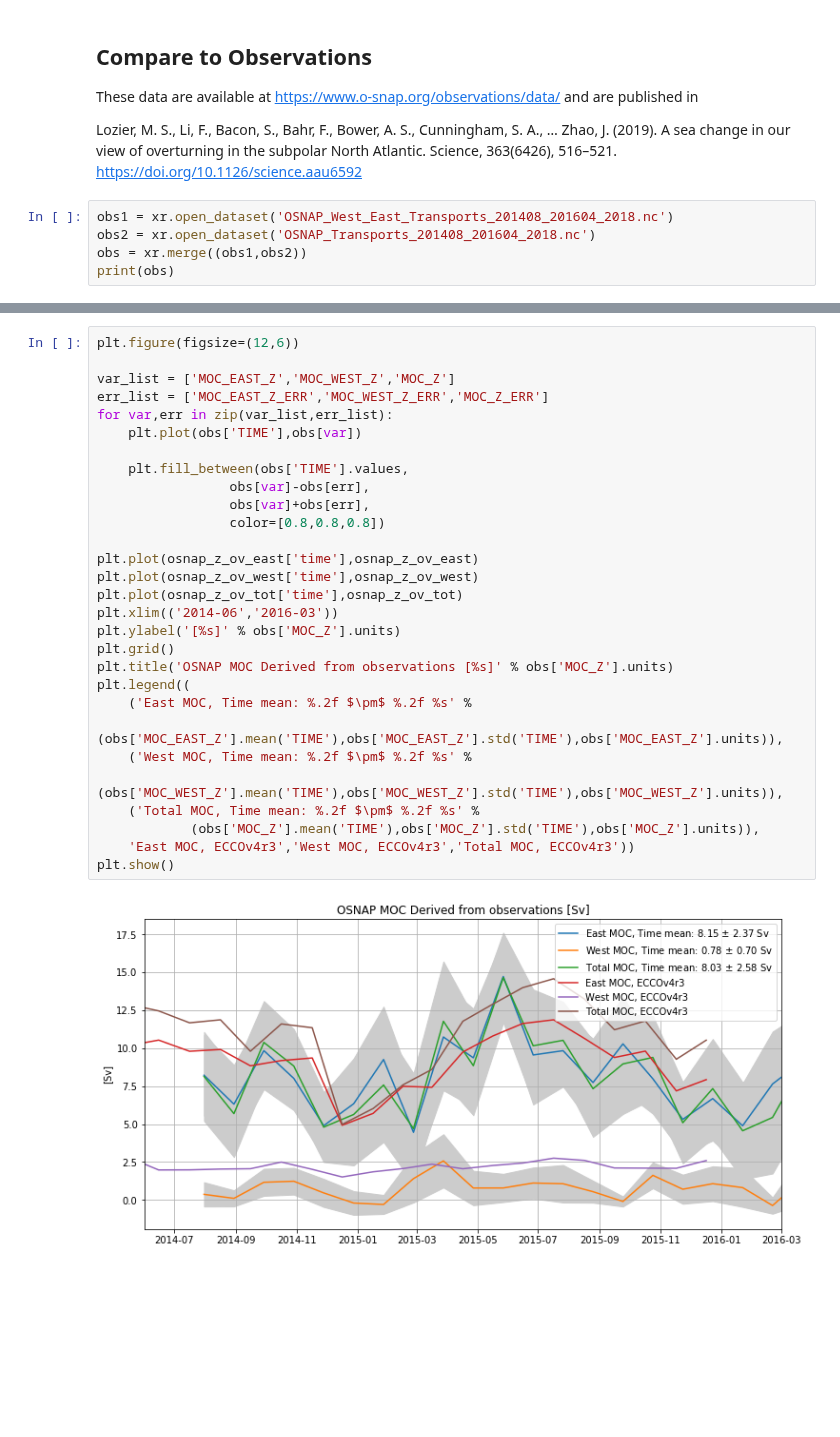
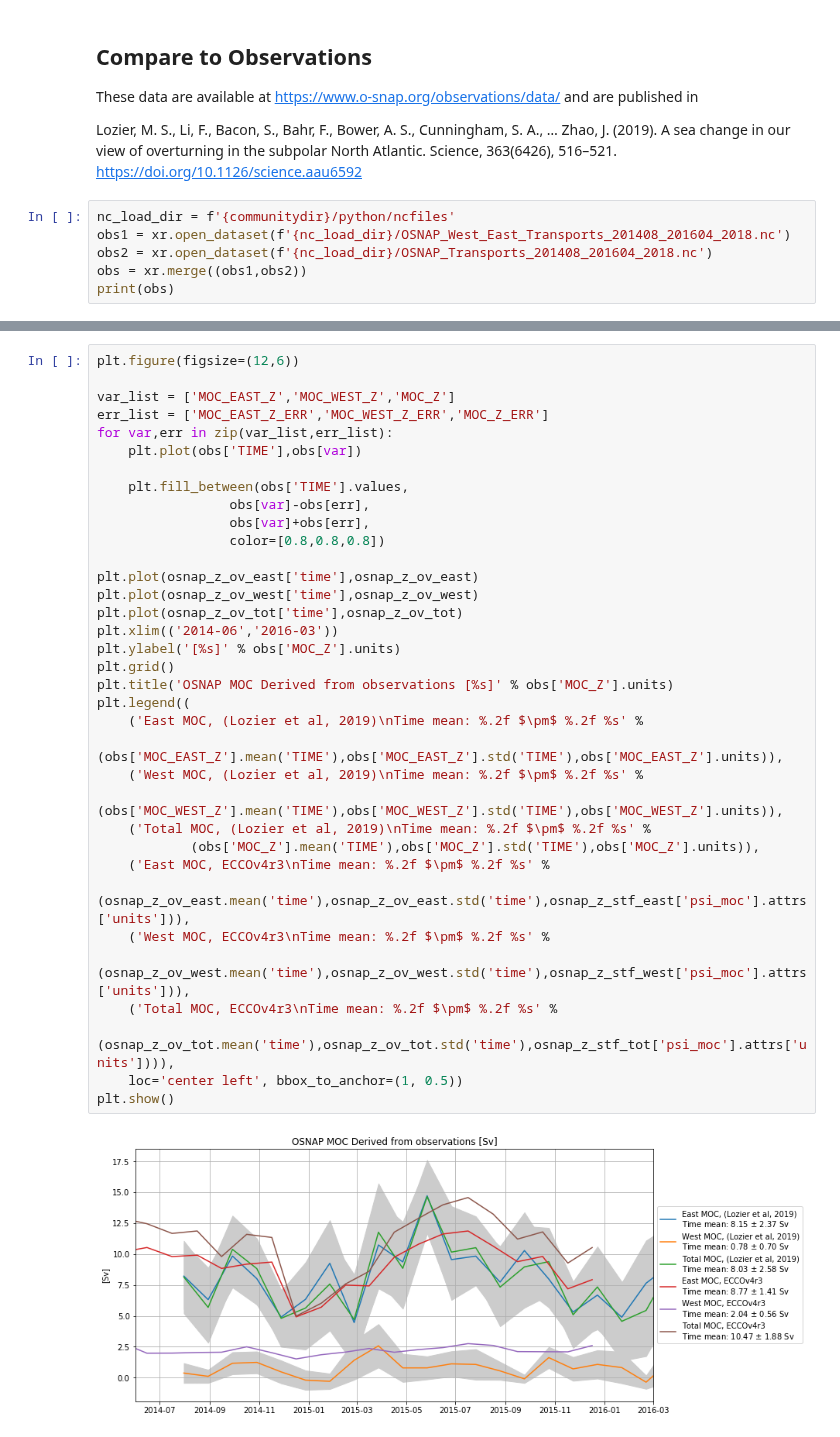
Before and after one commit to ECCO-GROUP/ECCO-v4-Python-Tutorial, a Jupyter notebook: Tutorials_as_Jupyter_Notebooks/calc_osnap.ipynb, the cells around one changed output, grey strips where cells are left out. Saved outputs shown, nothing was run; the diff lists cells and outputs as text; blank space fills up the shorter version.

```diff
--- a/Tutorials_as_Jupyter_Notebooks/calc_osnap.ipynb
+++ b/Tutorials_as_Jupyter_Notebooks/calc_osnap.ipynb
@@ -199,8 +201,9 @@ These data are available at https://www.o-snap.org/observations/data/ and are pu
 
 Lozier, M. S., Li, F., Bacon, S., Bahr, F., Bower, A. S., Cunningham, S. A., … Zhao, J. (2019). A sea change in our view of overturning in the subpolar North Atlantic. Science, 363(6426), 516–521. https://doi.org/10.1126/science.aau6592
 # %%
-obs1 = xr.open_dataset('OSNAP_West_East_Transports_201408_201604_2018.nc')
-obs2 = xr.open_dataset('OSNAP_Transports_201408_201604_2018.nc')
+nc_load_dir = f'{communitydir}/python/ncfiles'
+obs1 = xr.open_dataset(f'{nc_load_dir}/OSNAP_West_East_Transports_201408_201604_2018.nc')
+obs2 = xr.open_dataset(f'{nc_load_dir}/OSNAP_Transports_201408_201604_2018.nc')
 obs = xr.merge((obs1,obs2))
 print(obs)
 # %% [output]
@@ -224,31 +227,37 @@ Data variables:
 # %%
 plt.figure(figsize=(12,6))
 
 var_list = ['MOC_EAST_Z','MOC_WEST_Z','MOC_Z']
 err_list = ['MOC_EAST_Z_ERR','MOC_WEST_Z_ERR','MOC_Z_ERR']
 for var,err in zip(var_list,err_list):
     plt.plot(obs['TIME'],obs[var])
 
     plt.fill_between(obs['TIME'].values,
                  obs[var]-obs[err],
                  obs[var]+obs[err],
                  color=[0.8,0.8,0.8])
 
 plt.plot(osnap_z_ov_east['time'],osnap_z_ov_east)
 plt.plot(osnap_z_ov_west['time'],osnap_z_ov_west)
 plt.plot(osnap_z_ov_tot['time'],osnap_z_ov_tot)
 plt.xlim(('2014-06','2016-03'))
 plt.ylabel('[%s]' % obs['MOC_Z'].units)
 plt.grid()
 plt.title('OSNAP MOC Derived from observations [%s]' % obs['MOC_Z'].units)
 plt.legend((
-    ('East MOC, Time mean: %.2f $\pm$ %.2f %s' %
+    ('East MOC, (Lozier et al, 2019)\nTime mean: %.2f $\pm$ %.2f %s' %
             (obs['MOC_EAST_Z'].mean('TIME'),obs['MOC_EAST_Z'].std('TIME'),obs['MOC_EAST_Z'].units)),
-    ('West MOC, Time mean: %.2f $\pm$ %.2f %s' %
+    ('West MOC, (Lozier et al, 2019)\nTime mean: %.2f $\pm$ %.2f %s' %
             (obs['MOC_WEST_Z'].mean('TIME'),obs['MOC_WEST_Z'].std('TIME'),obs['MOC_WEST_Z'].units)),
-    ('Total MOC, Time mean: %.2f $\pm$ %.2f %s' %
+    ('Total MOC, (Lozier et al, 2019)\nTime mean: %.2f $\pm$ %.2f %s' %
             (obs['MOC_Z'].mean('TIME'),obs['MOC_Z'].std('TIME'),obs['MOC_Z'].units)),
-    'East MOC, ECCOv4r3','West MOC, ECCOv4r3','Total MOC, ECCOv4r3'))
+    ('East MOC, ECCOv4r3\nTime mean: %.2f $\pm$ %.2f %s' %
+            (osnap_z_ov_east.mean('time'),osnap_z_ov_east.std('time'),osnap_z_stf_east['psi_moc'].attrs['units'])),
+    ('West MOC, ECCOv4r3\nTime mean: %.2f $\pm$ %.2f %s' %
+            (osnap_z_ov_west.mean('time'),osnap_z_ov_west.std('time'),osnap_z_stf_west['psi_moc'].attrs['units'])),
+    ('Total MOC, ECCOv4r3\nTime mean: %.2f $\pm$ %.2f %s' %
+            (osnap_z_ov_tot.mean('time'),osnap_z_ov_tot.std('time'),osnap_z_stf_tot['psi_moc'].attrs['units']))),
+    loc='center left', bbox_to_anchor=(1, 0.5))
 plt.show()
 # %% [output]
-[figure, old version]
+[figure, new version]
```
Also changed, not shown: parts of 2 cells of this notebook.
